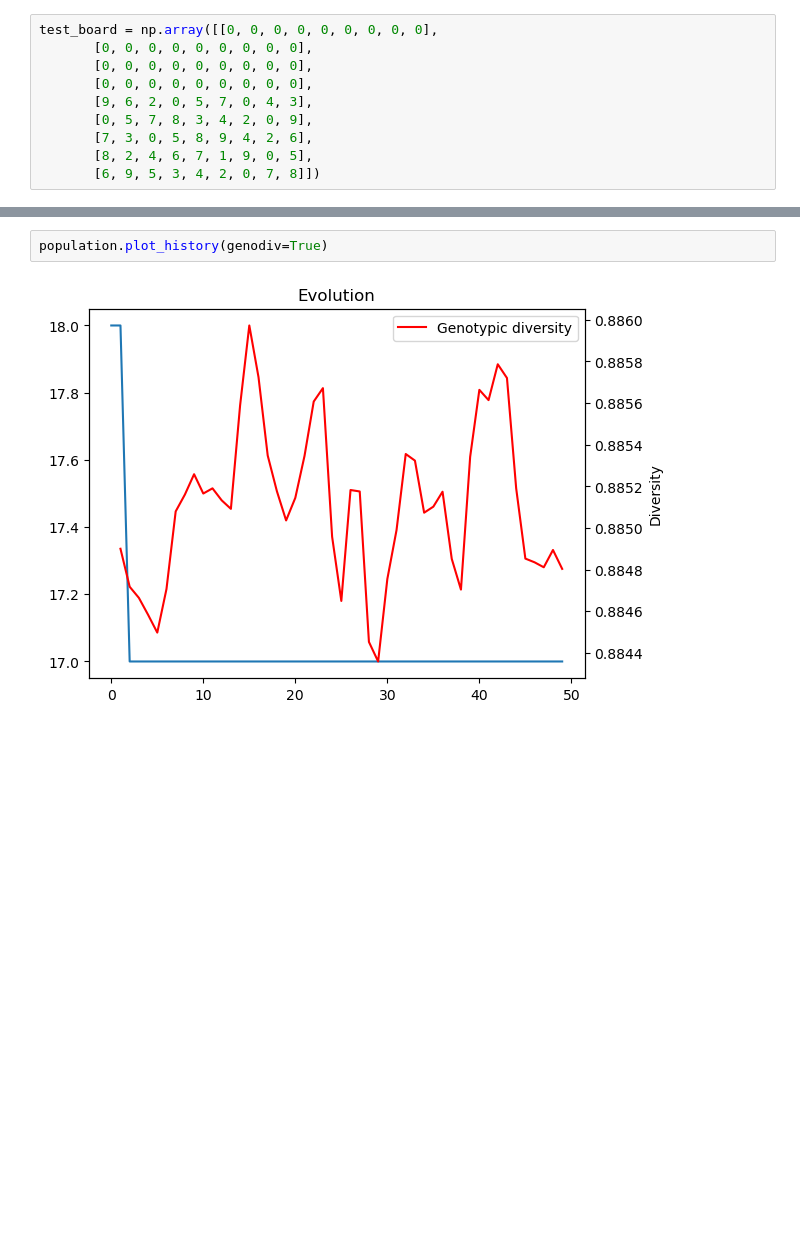
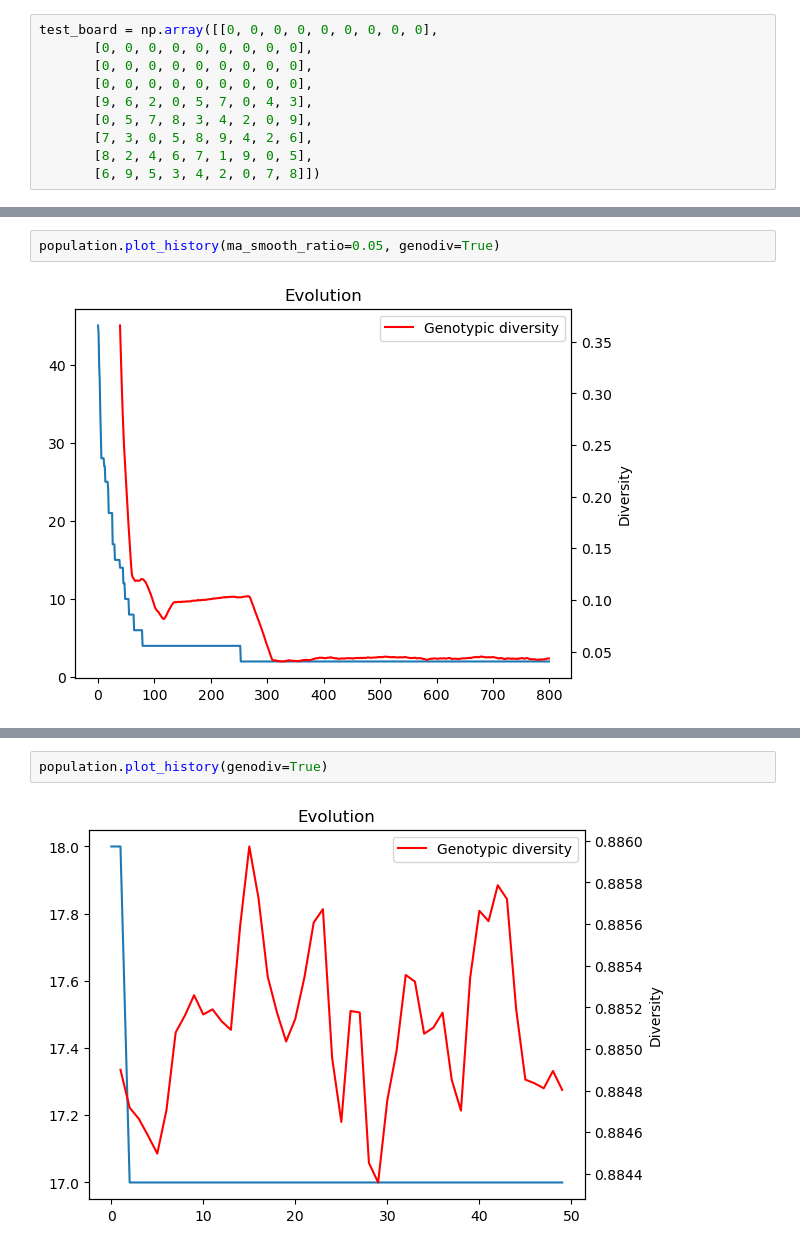
Before and after one commit to amarmate/CIFO24, a Jupyter notebook: test_funcs_anton.ipynb, the cells around one changed output, grey strips where cells are left out. Drawn from its saved outputs; the diff is of its cells as text; blank space fills up the shorter version.

```diff
--- a/test_funcs_anton.ipynb
+++ b/test_funcs_anton.ipynb
@@ -50,0 +54,4 @@ test_board = np.array([[0, 0, 0, 0, 0, 0, 0, 0, 0],
+# %%
+population.plot_history(ma_smooth_ratio=0.05, genodiv=True)
+# %% [output]
+[figure, added]
```
Also changed, not shown: parts of 17 cells of this notebook.
